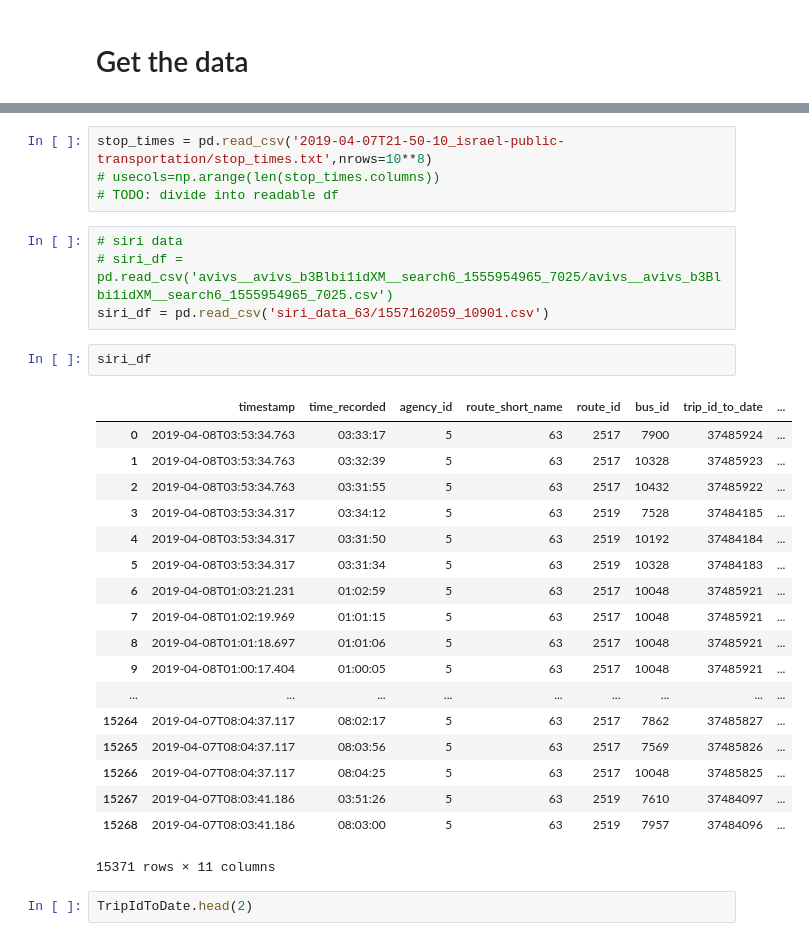
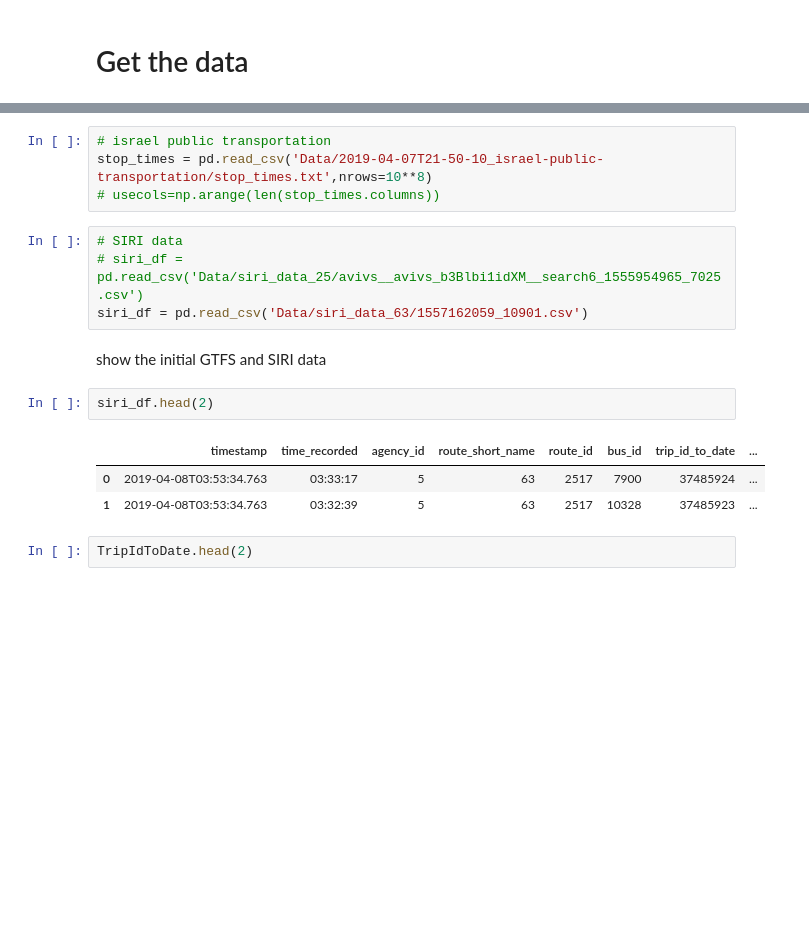
Before and after one commit to hasadna/open-bus, a Jupyter notebook: notebooks/Connect_siri_to_gtfs.ipynb, the cells around one changed output, grey strips where cells are left out. Saved outputs shown, nothing was run; the diff lists cells and outputs as text; blank space fills up the shorter version.

```diff
--- a/notebooks/Connect_siri_to_gtfs.ipynb
+++ b/notebooks/Connect_siri_to_gtfs.ipynb
@@ -48,32 +49,19 @@ trips = pd.read_csv('2019-04-07T21-50-10_israel-public-transportation/trips.txt'
 # %%
-stop_times = pd.read_csv('2019-04-07T21-50-10_israel-public-transportation/stop_times.txt',nrows=10**8)
+# israel public transportation
+stop_times = pd.read_csv('Data/2019-04-07T21-50-10_israel-public-transportation/stop_times.txt',nrows=10**8)
 # usecols=np.arange(len(stop_times.columns))
-# TODO: divide into readable df
 # %%
-# siri data
-# siri_df = pd.read_csv('avivs__avivs_b3Blbi1idXM__search6_1555954965_7025/avivs__avivs_b3Blbi1idXM__search6_1555954965_7025.csv')
-siri_df = pd.read_csv('siri_data_63/1557162059_10901.csv')
+# SIRI data
+# siri_df = pd.read_csv('Data/siri_data_25/avivs__avivs_b3Blbi1idXM__search6_1555954965_7025.csv')
+siri_df = pd.read_csv('Data/siri_data_63/1557162059_10901.csv')
+# %% [markdown]
+show the initial GTFS and SIRI data
 # %%
-siri_df
+siri_df.head(2)
 # %% [output]
 |  | timestamp | time_recorded | agency_id | route_short_name | route_id | bus_id | trip_id_to_date | ... |
 | 0 | 2019-04-08T03:53:34.763 | 03:33:17 | 5 | 63 | 2517 | 7900 | 37485924 | ... |
 | 1 | 2019-04-08T03:53:34.763 | 03:32:39 | 5 | 63 | 2517 | 10328 | 37485923 | ... |
-| 2 | 2019-04-08T03:53:34.763 | 03:31:55 | 5 | 63 | 2517 | 10432 | 37485922 | ... |
-| 3 | 2019-04-08T03:53:34.317 | 03:34:12 | 5 | 63 | 2519 | 7528 | 37484185 | ... |
-| 4 | 2019-04-08T03:53:34.317 | 03:31:50 | 5 | 63 | 2519 | 10192 | 37484184 | ... |
-| 5 | 2019-04-08T03:53:34.317 | 03:31:34 | 5 | 63 | 2519 | 10328 | 37484183 | ... |
-| 6 | 2019-04-08T01:03:21.231 | 01:02:59 | 5 | 63 | 2517 | 10048 | 37485921 | ... |
-| 7 | 2019-04-08T01:02:19.969 | 01:01:15 | 5 | 63 | 2517 | 10048 | 37485921 | ... |
-| 8 | 2019-04-08T01:01:18.697 | 01:01:06 | 5 | 63 | 2517 | 10048 | 37485921 | ... |
-| 9 | 2019-04-08T01:00:17.404 | 01:00:05 | 5 | 63 | 2517 | 10048 | 37485921 | ... |
-| ... | ... | ... | ... | ... | ... | ... | ... | ... |
-| 15264 | 2019-04-07T08:04:37.117 | 08:02:17 | 5 | 63 | 2517 | 7862 | 37485827 | ... |
-| 15265 | 2019-04-07T08:04:37.117 | 08:03:56 | 5 | 63 | 2517 | 7569 | 37485826 | ... |
-| 15266 | 2019-04-07T08:04:37.117 | 08:04:25 | 5 | 63 | 2517 | 10048 | 37485825 | ... |
-| 15267 | 2019-04-07T08:03:41.186 | 03:51:26 | 5 | 63 | 2519 | 7610 | 37484097 | ... |
-| 15268 | 2019-04-07T08:03:41.186 | 08:03:00 | 5 | 63 | 2519 | 7957 | 37484096 | ... |
-15371 rows × 11 columns
 # %%
 TripIdToDate.head(2)
 # %% [output]
```
Also changed, not shown: parts of 28 cells of this notebook.
